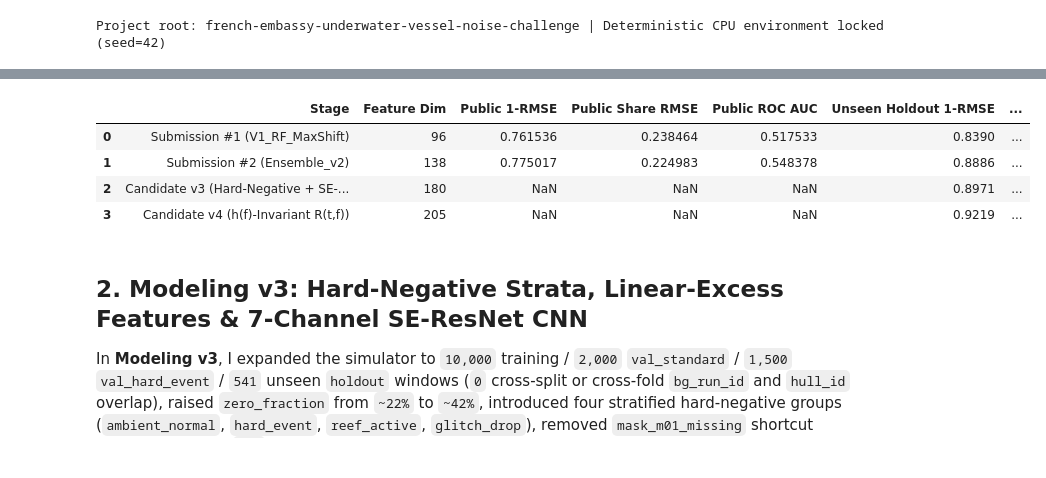
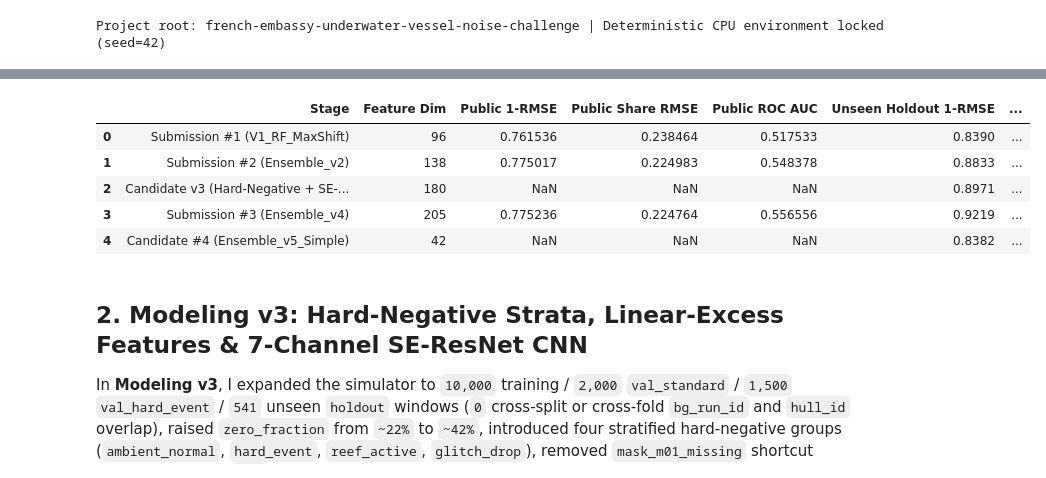
Before and after one commit to ebotchway/french-embassy-underwater-vessel-noise-challenge, a Jupyter notebook: notebooks/03_domain_generalization_v3_v4_and_standards.ipynb, the cells around one changed output, grey strips where cells are left out. Cells and saved outputs as stored; diff of their text form; code cells hidden in the pictures.

```diff
--- a/notebooks/03_domain_generalization_v3_v4_and_standards.ipynb
+++ b/notebooks/03_domain_generalization_v3_v4_and_standards.ipynb
@@ -53,51 +58,62 @@ lb_history = pd.DataFrame([
     {
         "Stage": "Submission #1 (V1_RF_MaxShift)",
         "Feature Dim": 96,
-        "Public 1-RMSE": 0.761536,
-        "Public Share RMSE": 0.238464,
-        "Public ROC AUC": 0.517533,
+        "Public 1-RMSE": 0.761535762,
+        "Public Share RMSE": 0.238464237,
+        "Public ROC AUC": 0.517533333,
         "Unseen Holdout 1-RMSE": 0.8390,
         "Unseen Holdout AUC": 0.8980,
         "Status": "Scored (Submitted)",
     },
     {
         "Stage": "Submission #2 (Ensemble_v2)",
         "Feature Dim": 138,
-        "Public 1-RMSE": 0.77501743,
+        "Public 1-RMSE": 0.775017430,
         "Public Share RMSE": 0.224982569,
         "Public ROC AUC": 0.548377777,
-        "Unseen Holdout 1-RMSE": 0.8886,
-        "Unseen Holdout AUC": 0.9334,
+        "Unseen Holdout 1-RMSE": 0.8833,
+        "Unseen Holdout AUC": 0.9365,
         "Status": "Scored (Rank 508)",
     },
     {
         "Stage": "Candidate v3 (Hard-Negative + SE-ResNet)",
         "Feature Dim": 180,
         "Public 1-RMSE": None,
         "Public Share RMSE": None,
         "Public ROC AUC": None,
         "Unseen Holdout 1-RMSE": 0.8971,
         "Unseen Holdout AUC": 0.9686,
-        "Status": "Diagnostic Intermediate (Superseded by v4)",
+        "Status": "Diagnostic Intermediate",
     },
     {
-        "Stage": "Candidate v4 (h(f)-Invariant R(t,f))",
+        "Stage": "Submission #3 (Ensemble_v4)",
         "Feature Dim": 205,
+        "Public 1-RMSE": 0.775235755,
+        "Public Share RMSE": 0.224764244,
+        "Public ROC AUC": 0.556555555,
+        "Unseen Holdout 1-RMSE": 0.9219,
+        "Unseen Holdout AUC": 0.9737,
+        "Status": "Scored Best Live (ovjzdeb8)",
+    },
+    {
+        "Stage": "Candidate #4 (Ensemble_v5_Simple)",
+        "Feature Dim": 42,
         "Public 1-RMSE": None,
         "Public Share RMSE": None,
         "Public ROC AUC": None,
-        "Unseen Holdout 1-RMSE": 0.9219,
-        "Unseen Holdout AUC": 0.9737,
-        "Status": "Verified & Ready for Submission #3",
+        "Unseen Holdout 1-RMSE": 0.8382,
+        "Unseen Holdout AUC": 0.9194,
+        "Status": "Verified & Ready for Submission #4",
     },
 ])
 display(lb_history)
 # %% [output]
 |  | Stage | Feature Dim | Public 1-RMSE | Public Share RMSE | Public ROC AUC | Unseen Holdout 1-RMSE | ... |
 | 0 | Submission #1 (V1_RF_MaxShift) | 96 | 0.761536 | 0.238464 | 0.517533 | 0.8390 | ... |
-| 1 | Submission #2 (Ensemble_v2) | 138 | 0.775017 | 0.224983 | 0.548378 | 0.8886 | ... |
+| 1 | Submission #2 (Ensemble_v2) | 138 | 0.775017 | 0.224983 | 0.548378 | 0.8833 | ... |
 | 2 | Candidate v3 (Hard-Negative + SE-... | 180 | NaN | NaN | NaN | 0.8971 | ... |
-| 3 | Candidate v4 (h(f)-Invariant R(t,f)) | 205 | NaN | NaN | NaN | 0.9219 | ... |
+| 3 | Submission #3 (Ensemble_v4) | 205 | 0.775236 | 0.224764 | 0.556556 | 0.9219 | ... |
+| 4 | Candidate #4 (Ensemble_v5_Simple) | 42 | NaN | NaN | NaN | 0.8382 | ... |
 # %% [markdown]
 ## 2. Modeling v3: Hard-Negative Strata, Linear-Excess Features & 7-Channel SE-ResNet CNN
 
```
Also changed, not shown: parts of 12 cells of this notebook, 23 other files.
